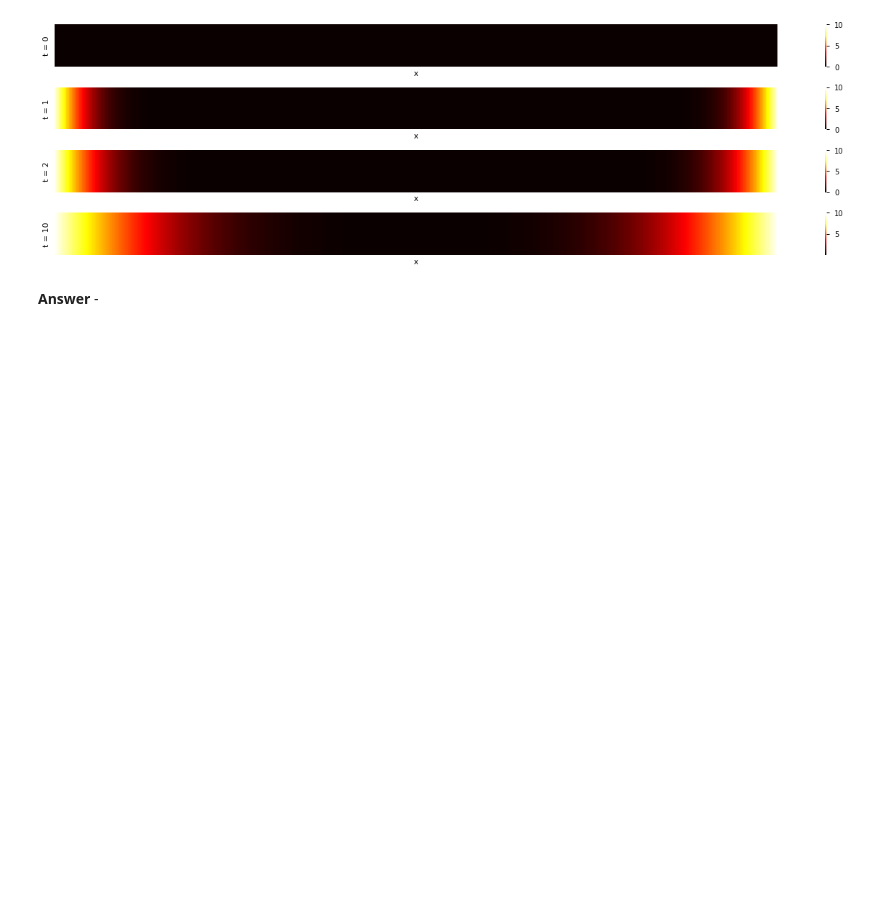
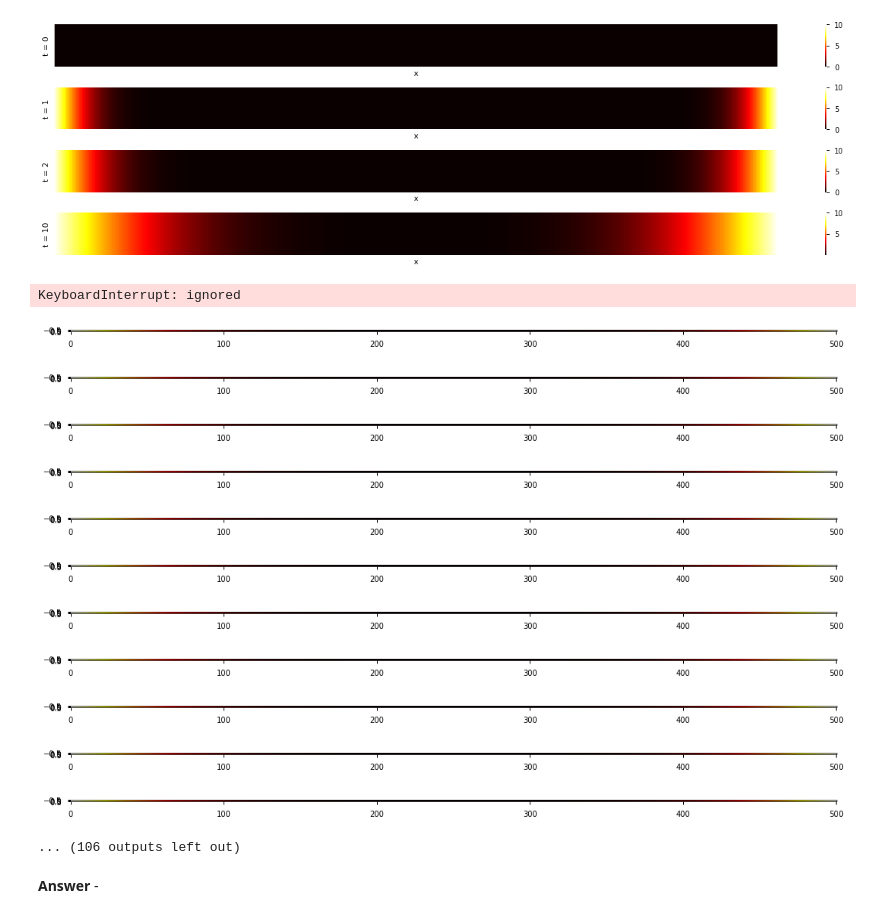
Before and after one commit to jhenderson0/HPC, a Jupyter notebook: Task 2/JH_task2.ipynb, the cells around one changed output. Saved outputs shown, nothing was run; the diff lists cells and outputs as text; code cells hidden in the pictures; blank space fills up the shorter version.

```diff
--- a/Task 2/JH_task2.ipynb
+++ b/Task 2/JH_task2.ipynb
@@ -474,3 +477,25 @@ fig.tight_layout()
+# %%
+for i in range(len(u)):
+    plt.figure(figsize=(18, 5))
+    im = u[i][np.newaxis,:]
+    plt.imshow(im,cmap='hot')
+    display.clear_output(wait=True)
+    display.display(plt.gcf())
+    time.sleep(0.1)
+# %% [output]
+KeyboardInterrupt: ignored
+[figure, added]
+[figure, added]
+[figure, added]
+[figure, added]
+[figure, added]
+[figure, added]
+[figure, added]
+[figure, added]
+[figure, added]
+[figure, added]
+[figure, added]
+... (106 outputs left out)
 # %% [markdown]
 **Answer** -
 # %% [markdown]
```
Also changed, not shown: parts of 3 cells of this notebook.
